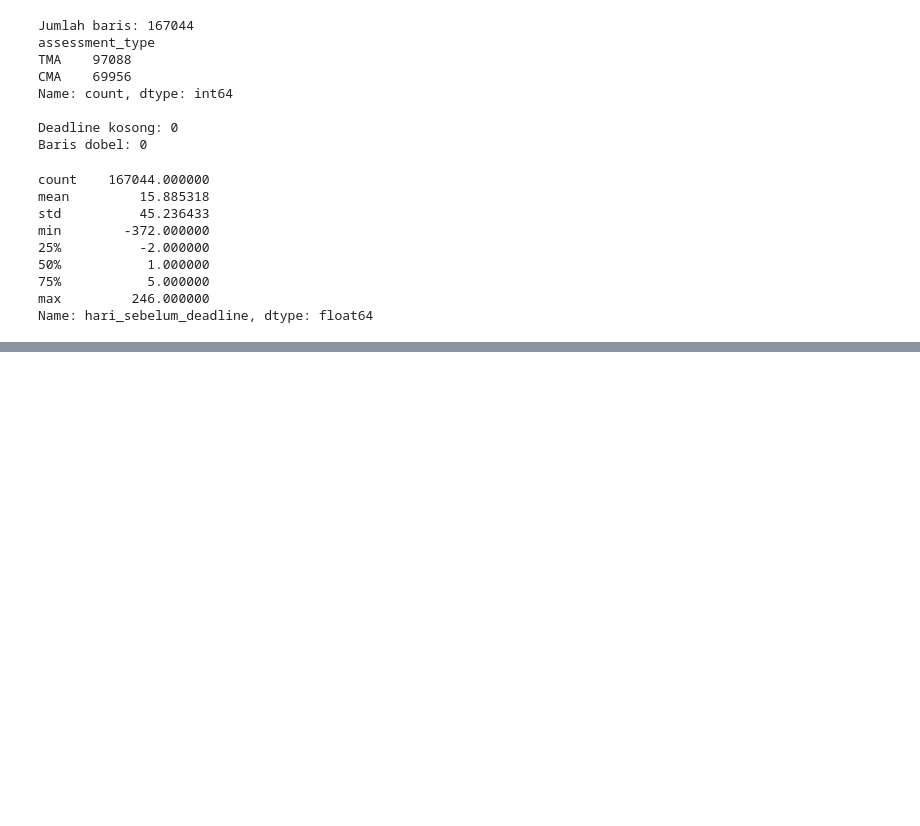
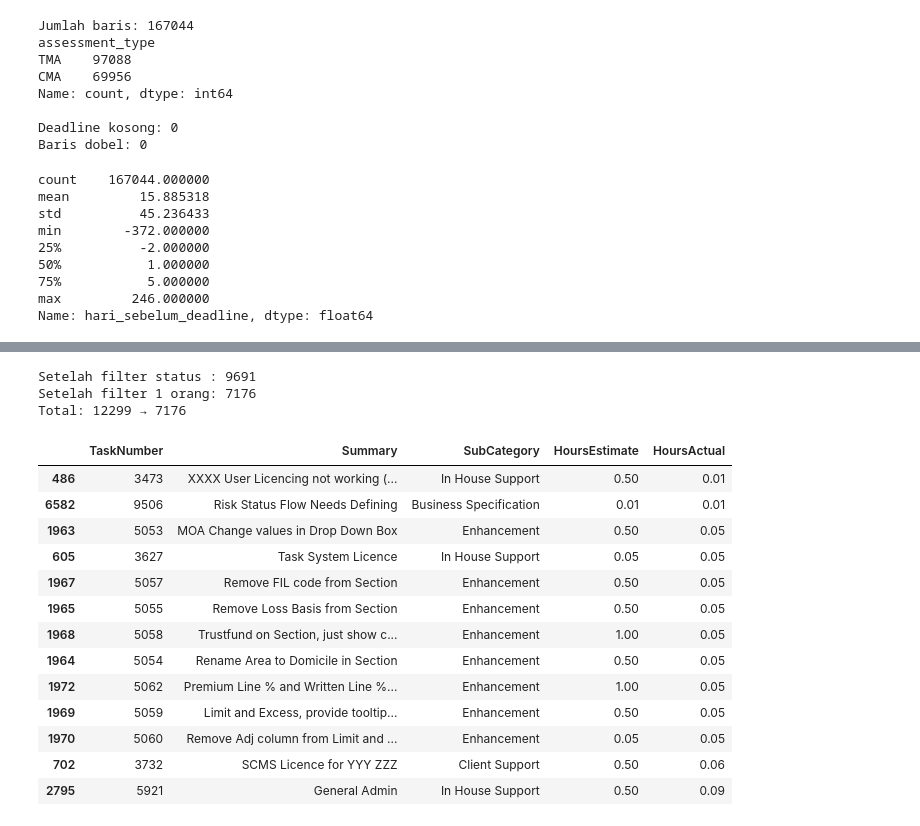
Before and after one commit to MaulidanFazri/PandAI, a Jupyter notebook: machine-learning/ml.ipynb, the cells around one changed output, grey strips where cells are left out. Cells and saved outputs as stored; diff of their text form; code cells hidden in the pictures; blank space fills up the shorter version.

```diff
--- a/machine-learning/ml.ipynb
+++ b/machine-learning/ml.ipynb
@@ -135,0 +143,13 @@ Name: hari_sebelum_deadline, dtype: float64
+# %%
+SIP = Path("../datasheet/raw/sip")
+
+sip = pd.read_csv(SIP / "Sip-task-info.csv", encoding="latin-1")
+sip_dates = pd.read_csv(SIP / "est-act-dates.csv", encoding="latin-1")
+
+for name, d in {"sip": sip, "sip_dates": sip_dates}.items():
+    print(f"\n=== {name} | {d.shape[0]:,} baris x {d.shape[1]} kolom")
+    na = d.isna().sum()
+    na = na[na > 0]
+    print(na.to_string() if len(na) else "tidak ada missing value")
+
+sip.head()
@@ -135,0 +214,38 @@ Name: hari_sebelum_deadline, dtype: float64
+# %%
+# Cleaning SiP 1: hanya tugas yang benar-benar selesai
+selesai = ["FINISHED", "COMPLETED", "RELEASED"]
+sip_clean = sip[sip["StatusCode"].isin(selesai)]
+print("Setelah filter status :", len(sip_clean))
+
+# Cleaning SiP 2: buang kolom leakage & administrasi
+sip_clean = sip_clean.drop(columns=["TaskPerformance", "DeveloperPerformance", "AuthorisedByID"])
+
+# Cleaning SiP 3: hanya tugas yang dikerjakan 1 orang
+jumlah_orang = sip_clean.groupby("TaskNumber")["DeveloperID"].transform("size")
+sip_clean = sip_clean[jumlah_orang == 1]
+print("Setelah filter 1 orang:", len(sip_clean))
+print("Total:", len(sip), "→", len(sip_clean))
+# %% [output]
+Setelah filter status : 9691
+Setelah filter 1 orang: 7176
+Total: 12299 → 7176
+# %%
+pd.set_option("display.max_colwidth", 80)
+
+cepat = sip_clean[sip_clean["HoursActual"] < 0.1]
+cepat[["TaskNumber", "Summary", "SubCategory", "HoursEstimate", "HoursActual"]].sort_values("HoursActual")
+# %% [output]
+|  | TaskNumber | Summary | SubCategory | HoursEstimate | HoursActual |
+| 486 | 3473 | XXXX User Licencing not working (... | In House Support | 0.50 | 0.01 |
+| 6582 | 9506 | Risk Status Flow Needs Defining | Business Specification | 0.01 | 0.01 |
+| 1963 | 5053 | MOA Change values in Drop Down Box | Enhancement | 0.50 | 0.05 |
+| 605 | 3627 | Task System Licence | In House Support | 0.05 | 0.05 |
+| 1967 | 5057 | Remove FIL code from Section | Enhancement | 0.50 | 0.05 |
+| 1965 | 5055 | Remove Loss Basis from Section | Enhancement | 0.50 | 0.05 |
+| 1968 | 5058 | Trustfund on Section, just show c... | Enhancement | 1.00 | 0.05 |
+| 1964 | 5054 | Rename Area to Domicile in Section | Enhancement | 0.50 | 0.05 |
+| 1972 | 5062 | Premium Line % and Written Line %... | Enhancement | 1.00 | 0.05 |
+| 1969 | 5059 | Limit and Excess, provide tooltip... | Enhancement | 0.50 | 0.05 |
+| 1970 | 5060 | Remove Adj column from Limit and ... | Enhancement | 0.05 | 0.05 |
+| 702 | 3732 | SCMS Licence for YYY ZZZ | Client Support | 0.50 | 0.06 |
+| 2795 | 5921 | General Admin | In House Support | 0.50 | 0.09 |
```
Also changed, not shown: parts of 8 cells of this notebook.
